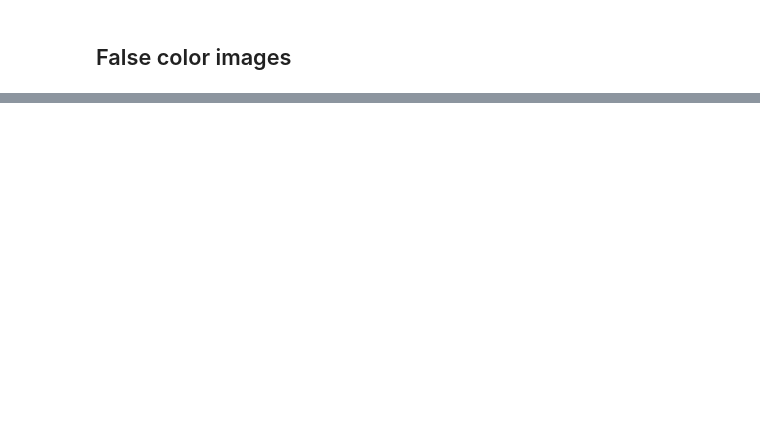
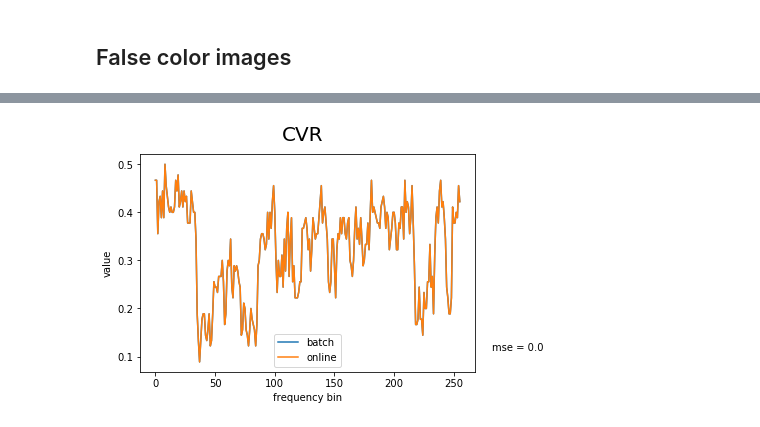
Before and after one commit to kwea123/acoustic-indices, a Jupyter notebook: 100_1030am_NewForest_Bee.ipynb, the cells around one changed output, grey strips where cells are left out. Drawn from its saved outputs; the diff is of its cells as text; code cells hidden in the pictures; blank space fills up the shorter version.

```diff
--- a/100_1030am_NewForest_Bee.ipynb
+++ b/100_1030am_NewForest_Bee.ipynb
@@ -229,0 +262,9 @@ false_img("online",r2,g2,b2)
+# %%
+total_length = 4
+freq, aci_matrix, h_t_matrix, cvr_matrix, fft_matrix = compute_acoustic_indices_batch(fakew, total_length, 1, fs=fs)
+_, aci_matrix2, h_t_matrix2, cvr_matrix2, fft_matrix2 = compute_acoustic_indices_online(fakew, total_length, 1, fs=fs)
+# %%
+t = 3
+plot_comparison("CVR", cvr_matrix[t], cvr_matrix2[t], "batch", "online")
+# %% [output]
+[figure, added]
```
Also changed, not shown: parts of 9 cells of this notebook.
